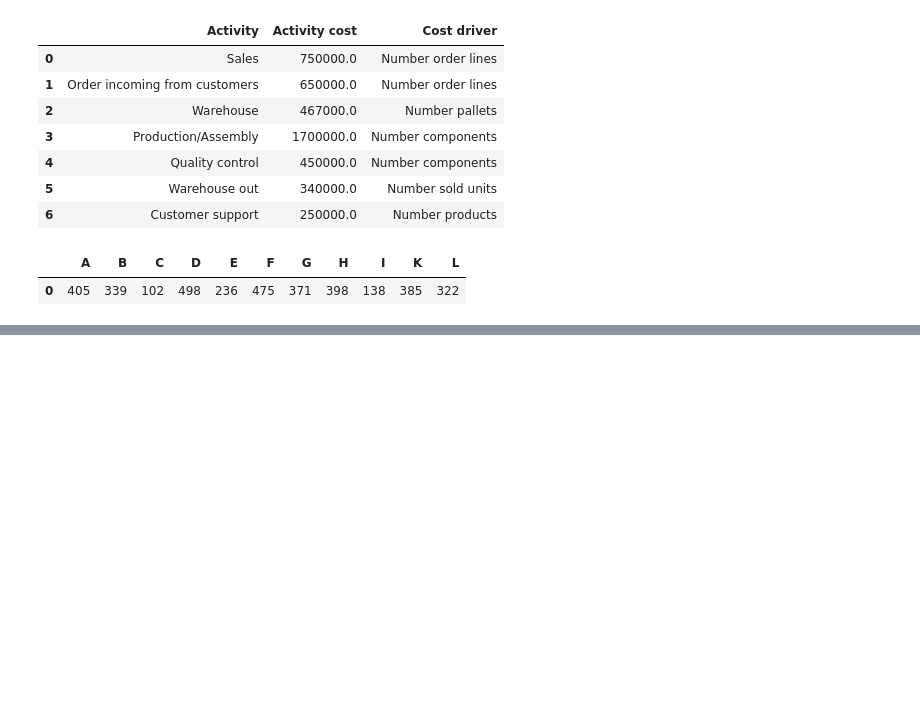
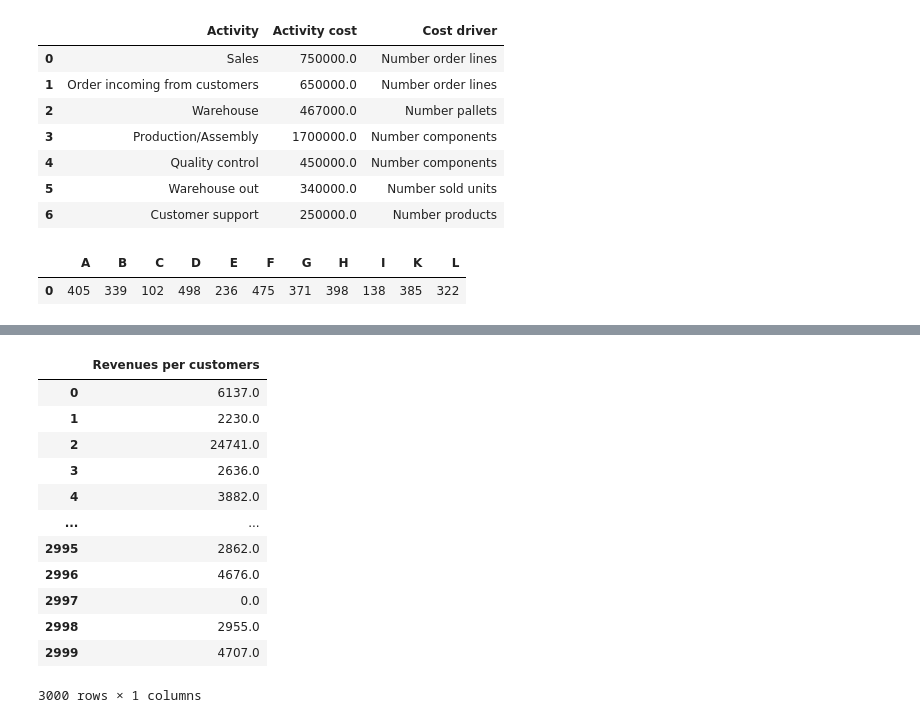
Before and after one commit to PaulineMalaguti/EBA3630, a Jupyter notebook: Customer Profitability Index/Problem 2/2customerprofitability.ipynb, the cells around one changed output, grey strips where cells are left out. Drawn from its saved outputs; the diff is of its cells as text; code cells hidden in the pictures; blank space fills up the shorter version.

```diff
--- a/Customer Profitability Index/Problem 2/2customerprofitability.ipynb
+++ b/Customer Profitability Index/Problem 2/2customerprofitability.ipynb
@@ -223,0 +247,18 @@ components_pallet
+# %%
+revenues_customer = revenues.iloc[:,1:].sum(axis=1).to_frame()
+revenues_customer.columns = ['Revenues per customers']
+revenues_customer
+# %% [output]
+|  | Revenues per customers |
+| 0 | 6137.0 |
+| 1 | 2230.0 |
+| 2 | 24741.0 |
+| 3 | 2636.0 |
+| 4 | 3882.0 |
+| ... | ... |
+| 2995 | 2862.0 |
+| 2996 | 4676.0 |
+| 2997 | 0.0 |
+| 2998 | 2955.0 |
+| 2999 | 4707.0 |
+3000 rows × 1 columns
```
Also changed, not shown: parts of 5 cells of this notebook.
